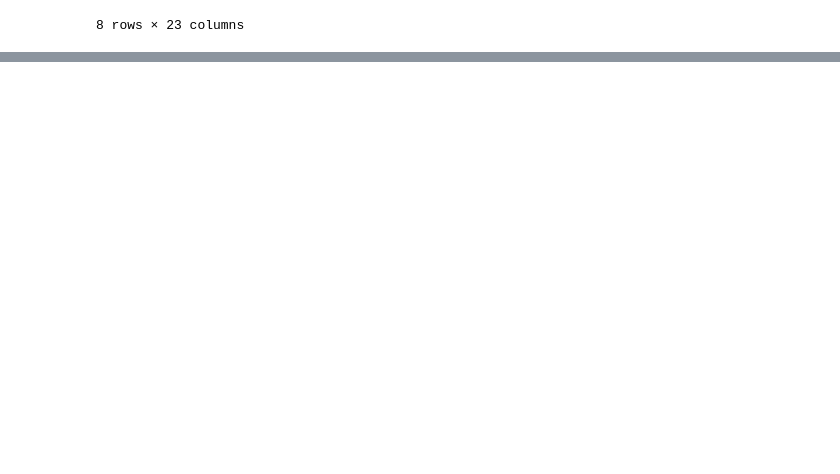
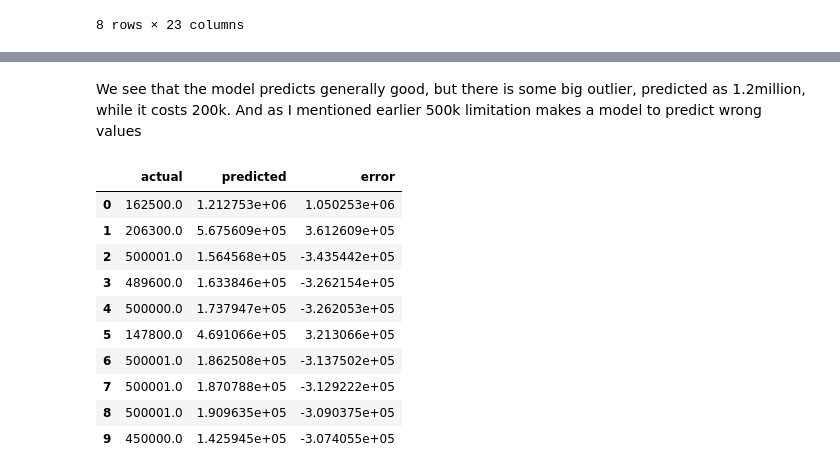
Before and after one commit to skyaax/HousePrediction, a Jupyter notebook: sample.ipynb, the cells around one changed output, grey strips where cells are left out. Cells and saved outputs as stored; diff of their text form; code cells hidden in the pictures; blank space fills up the shorter version.

```diff
--- a/sample.ipynb
+++ b/sample.ipynb
@@ -419,0 +455,36 @@ Validation RMSE: 52293.91
+# %% [markdown]
+We see that the model predicts generally good, but there is some big outlier, predicted as 1.2million, while it costs 200k. And as I mentioned earlier 500k limitation makes a model to predict wrong values
+# %%
+import numpy as np
+import pandas as pd
+
+# Convert to NumPy arrays
+y_pred_np = np.asarray(y_pred).flatten()
+y_actual_np = np.asarray(y_actual).flatten()
+
+# Calculate errors
+errors = y_pred_np - y_actual_np
+
+# Find 10 largest errors
+worst_idx = np.argsort(np.abs(errors))[::-1][:10]
+
+# Display results
+worst_predictions = pd.DataFrame({
+    "actual": y_actual_np[worst_idx],
+    "predicted": y_pred_np[worst_idx],
+    "error": errors[worst_idx]
+})
+
+display(worst_predictions)
+# %% [output]
+|  | actual | predicted | error |
+| 0 | 162500.0 | 1.212753e+06 | 1.050253e+06 |
+| 1 | 206300.0 | 5.675609e+05 | 3.612609e+05 |
+| 2 | 500001.0 | 1.564568e+05 | -3.435442e+05 |
+| 3 | 489600.0 | 1.633846e+05 | -3.262154e+05 |
+| 4 | 500000.0 | 1.737947e+05 | -3.262053e+05 |
+| 5 | 147800.0 | 4.691066e+05 | 3.213066e+05 |
+| 6 | 500001.0 | 1.862508e+05 | -3.137502e+05 |
+| 7 | 500001.0 | 1.870788e+05 | -3.129222e+05 |
+| 8 | 500001.0 | 1.909635e+05 | -3.090375e+05 |
+| 9 | 450000.0 | 1.425945e+05 | -3.074055e+05 |
```
Also changed, not shown: parts of 6 cells of this notebook.
